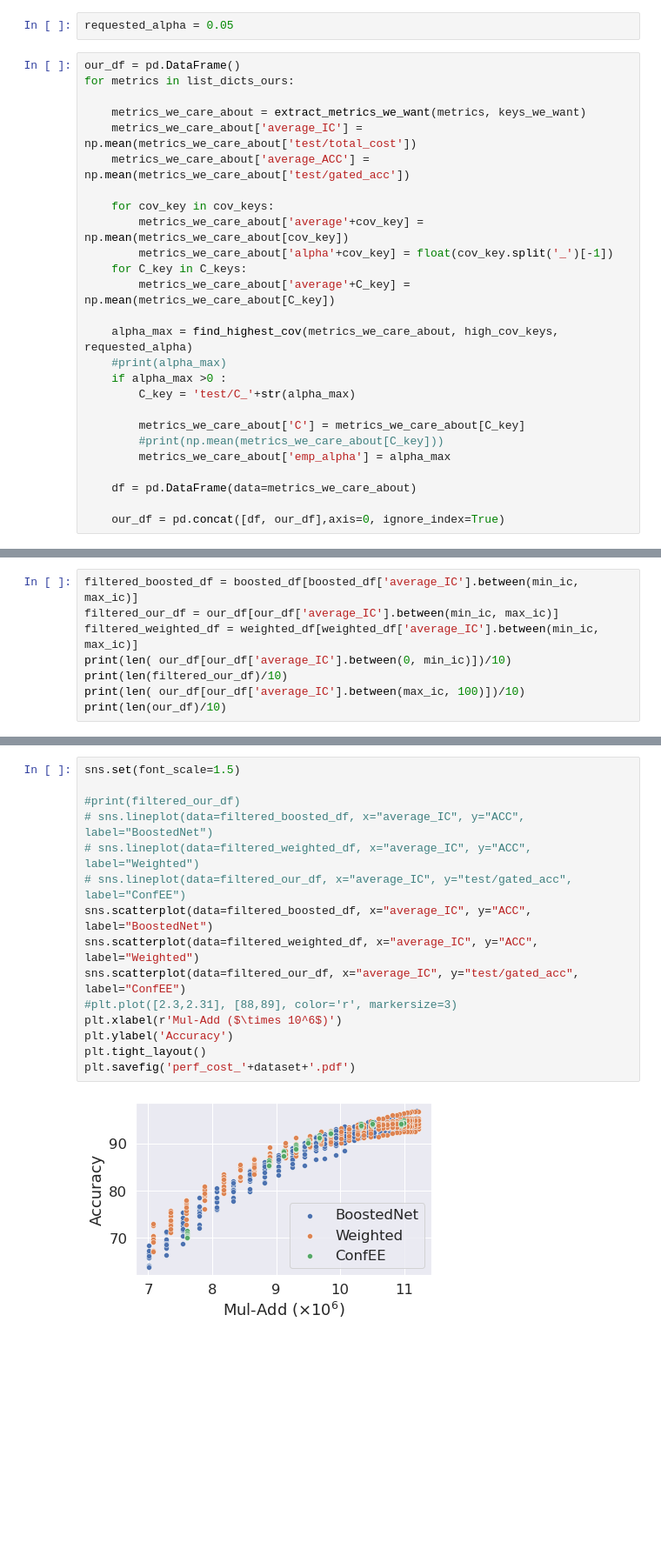
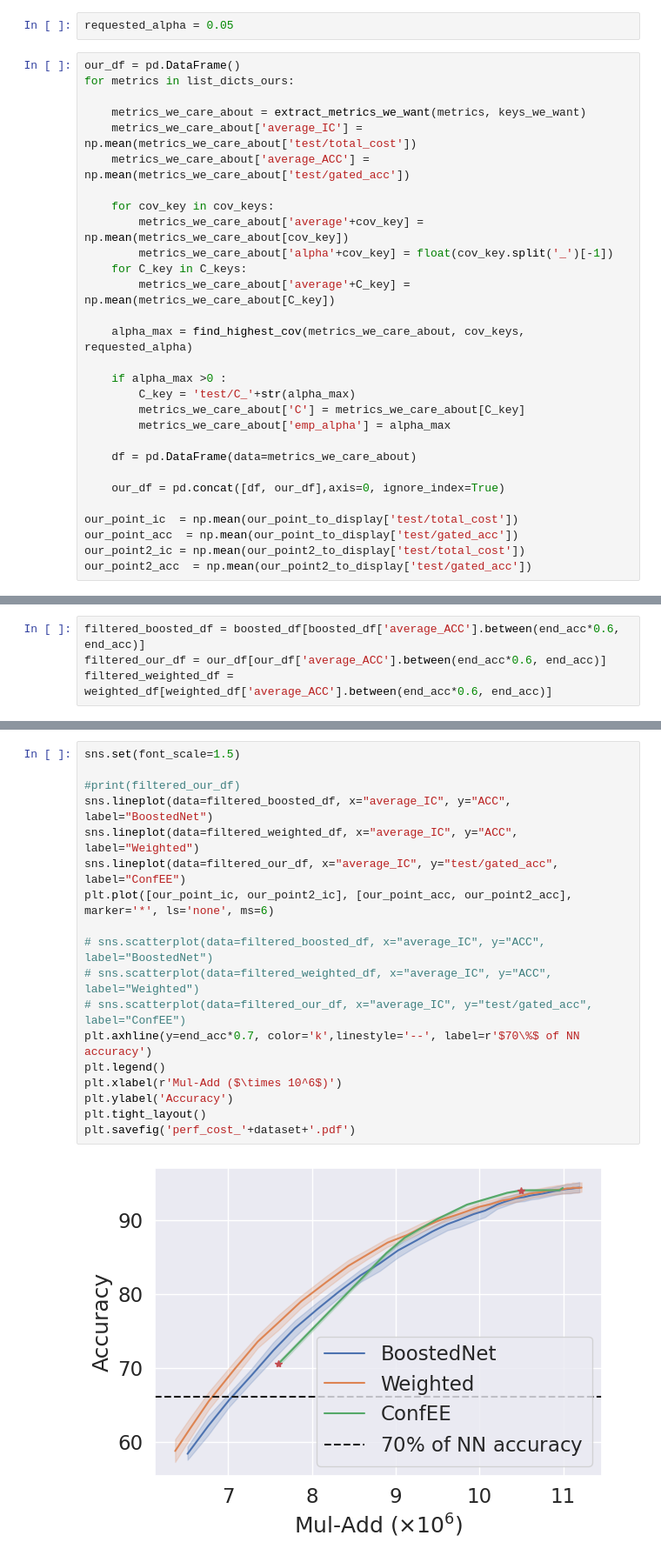
Before and after one commit to networkslab/dynn, a Jupyter notebook: src/notebooks/confidence_intervals_ce_ic.ipynb, the cells around one changed output, grey strips where cells are left out. Shown at 87% size. Drawn from its saved outputs; the diff is of its cells as text; blank space fills up the shorter version.

```diff
--- a/src/notebooks/confidence_intervals_ce_ic.ipynb
+++ b/src/notebooks/confidence_intervals_ce_ic.ipynb
@@ -130,16 +159,19 @@ for metrics in list_dicts_ours:
     for C_key in C_keys:
         metrics_we_care_about['average'+C_key] = np.mean(metrics_we_care_about[C_key])
 
-    alpha_max = find_highest_cov(metrics_we_care_about, high_cov_keys, requested_alpha)
-    #print(alpha_max)
+    alpha_max = find_highest_cov(metrics_we_care_about, cov_keys, requested_alpha)
+
     if alpha_max >0 :
         C_key = 'test/C_'+str(alpha_max)
-
         metrics_we_care_about['C'] = metrics_we_care_about[C_key]
-        #print(np.mean(metrics_we_care_about[C_key]))
         metrics_we_care_about['emp_alpha'] = alpha_max
 
     df = pd.DataFrame(data=metrics_we_care_about)
 
     our_df = pd.concat([df, our_df],axis=0, ignore_index=True)
+
+our_point_ic  = np.mean(our_point_to_display['test/total_cost'])
+our_point_acc  = np.mean(our_point_to_display['test/gated_acc'])
+our_point2_ic = np.mean(our_point2_to_display['test/total_cost'])
+our_point2_acc  = np.mean(our_point2_to_display['test/gated_acc'])
 # %%
@@ -190,8 +213,4 @@ for metrics in list_dict_weighted:
 # %%
-filtered_boosted_df = boosted_df[boosted_df['average_IC'].between(min_ic, max_ic)]
-filtered_our_df = our_df[our_df['average_IC'].between(min_ic, max_ic)]
-filtered_weighted_df = weighted_df[weighted_df['average_IC'].between(min_ic, max_ic)]
-print(len( our_df[our_df['average_IC'].between(0, min_ic)])/10)
-print(len(filtered_our_df)/10)
-print(len( our_df[our_df['average_IC'].between(max_ic, 100)])/10)
-print(len(our_df)/10)
+filtered_boosted_df = boosted_df[boosted_df['average_ACC'].between(end_acc*0.6, end_acc)]
+filtered_our_df = our_df[our_df['average_ACC'].between(end_acc*0.6, end_acc)]
+filtered_weighted_df = weighted_df[weighted_df['average_ACC'].between(end_acc*0.6, end_acc)]
@@ -203,20 +217,23 @@ print(len(our_df)/10)
 # %%
 sns.set(font_scale=1.5)
 
 #print(filtered_our_df)
-# sns.lineplot(data=filtered_boosted_df, x="average_IC", y="ACC", label="BoostedNet")
-# sns.lineplot(data=filtered_weighted_df, x="average_IC", y="ACC", label="Weighted")
-# sns.lineplot(data=filtered_our_df, x="average_IC", y="test/gated_acc", label="ConfEE")
-sns.scatterplot(data=filtered_boosted_df, x="average_IC", y="ACC", label="BoostedNet")
-sns.scatterplot(data=filtered_weighted_df, x="average_IC", y="ACC", label="Weighted")
-sns.scatterplot(data=filtered_our_df, x="average_IC", y="test/gated_acc", label="ConfEE")
-#plt.plot([2.3,2.31], [88,89], color='r', markersize=3)
+sns.lineplot(data=filtered_boosted_df, x="average_IC", y="ACC", label="BoostedNet")
+sns.lineplot(data=filtered_weighted_df, x="average_IC", y="ACC", label="Weighted")
+sns.lineplot(data=filtered_our_df, x="average_IC", y="test/gated_acc", label="ConfEE")
+plt.plot([our_point_ic, our_point2_ic], [our_point_acc, our_point2_acc], marker='*', ls='none', ms=6)
+
+# sns.scatterplot(data=filtered_boosted_df, x="average_IC", y="ACC", label="BoostedNet")
+# sns.scatterplot(data=filtered_weighted_df, x="average_IC", y="ACC", label="Weighted")
+# sns.scatterplot(data=filtered_our_df, x="average_IC", y="test/gated_acc", label="ConfEE")
+plt.axhline(y=end_acc*0.7, color='k',linestyle='--', label=r'$70\%$ of NN accuracy')
+plt.legend()
 plt.xlabel(r'Mul-Add ($\times 10^6$)')
 plt.ylabel('Accuracy')
 plt.tight_layout()
 plt.savefig('perf_cost_'+dataset+'.pdf')
 # %% [output]
-[figure, old version]
+[figure, new version]
 # %%
 sns.set(font_scale=1.5)  # crazy big
 sns.lineplot(data=filtered_weighted_df, x="average_ACC", y="ECE", label="BoostedNet")
```
Also changed, not shown: parts of 19 cells of this notebook, 2 other files.
